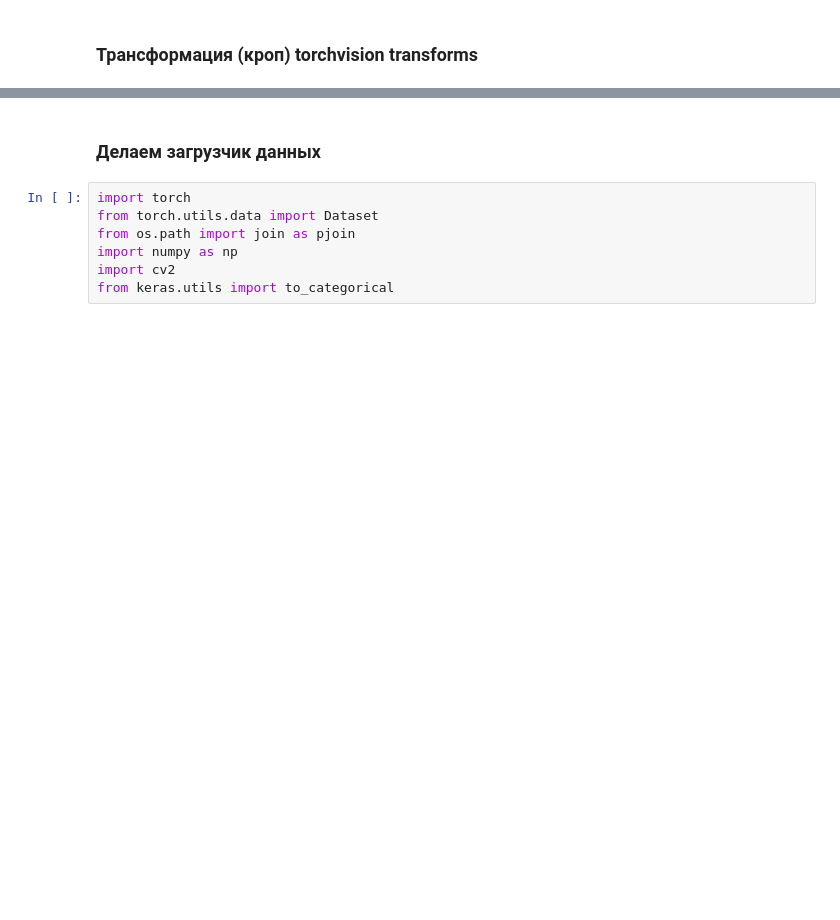
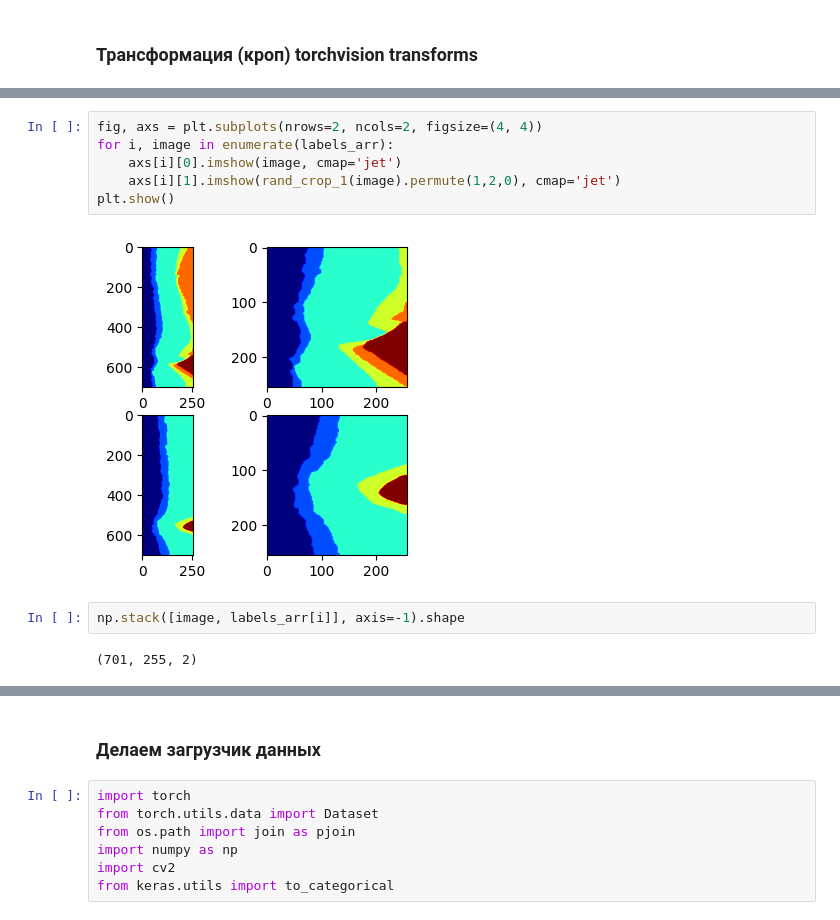
Before and after one commit to ravilkooo/ravil_project, a Jupyter notebook: unet_from_inet.ipynb, the cells around one changed output, grey strips where cells are left out. Cells and saved outputs as stored; diff of their text form; blank space fills up the shorter version.

```diff
--- a/unet_from_inet.ipynb
+++ b/unet_from_inet.ipynb
@@ -50,0 +91,12 @@ import torchvision
+# %%
+fig, axs = plt.subplots(nrows=2, ncols=2, figsize=(4, 4))
+for i, image in enumerate(labels_arr):
+    axs[i][0].imshow(image, cmap='jet')
+    axs[i][1].imshow(rand_crop_1(image).permute(1,2,0), cmap='jet')
+plt.show()
+# %% [output]
+[figure, added]
+# %%
+np.stack([image, labels_arr[i]], axis=-1).shape
+# %% [output]
+(701, 255, 2)
```
Also changed, not shown: parts of 16 cells of this notebook, 4 other files.
